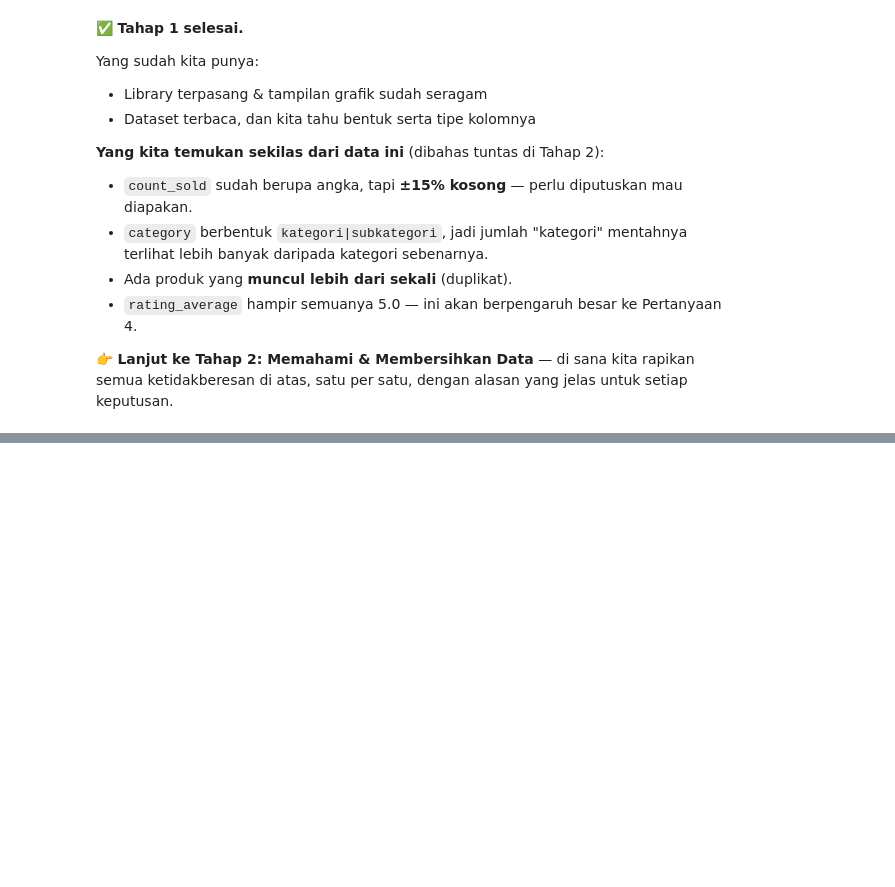
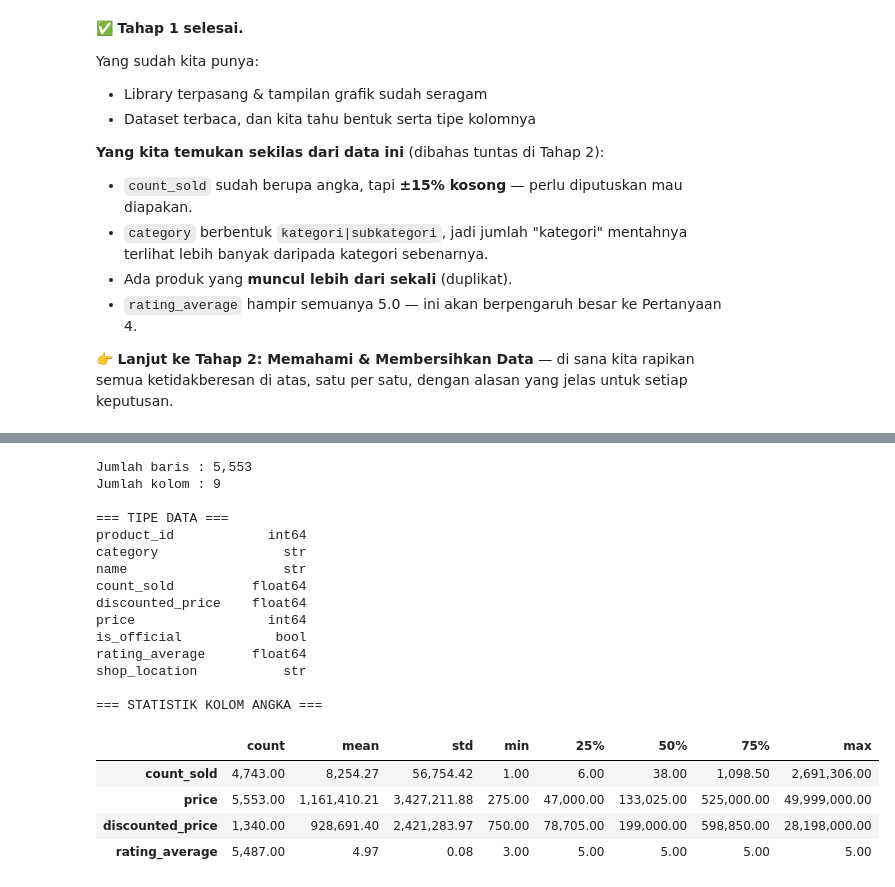
Before and after one commit to imanuelrpt/indonesia-ecommerce-behavior-analysis, a Jupyter notebook: notebook/Tokopedia_Ecommerce_Analysis.ipynb, the cells around one changed output, grey strips where cells are left out. Saved outputs shown, nothing was run; the diff lists cells and outputs as text; code cells hidden in the pictures; blank space fills up the shorter version.

```diff
--- a/notebook/Tokopedia_Ecommerce_Analysis.ipynb
+++ b/notebook/Tokopedia_Ecommerce_Analysis.ipynb
@@ -406,0 +431,30 @@ ketidakberesan di atas, satu per satu, dengan alasan yang jelas untuk setiap kep
+# %%
+print(f"Jumlah baris : {df.shape[0]:,}")
+print(f"Jumlah kolom : {df.shape[1]}")
+
+print("\n=== TIPE DATA ===")
+print(df.dtypes.to_string())
+
+print("\n=== STATISTIK KOLOM ANGKA ===")
+display(df[["count_sold", "price", "discounted_price", "rating_average"]].describe().T)
+# %% [output]
+Jumlah baris : 5,553
+Jumlah kolom : 9
+
+=== TIPE DATA ===
+product_id            int64
+category                str
+name                    str
+count_sold          float64
+discounted_price    float64
+price                 int64
+is_official            bool
+rating_average      float64
+shop_location           str
+
+=== STATISTIK KOLOM ANGKA ===
+|  | count | mean | std | min | 25% | 50% | 75% | max |
+| count_sold | 4,743.00 | 8,254.27 | 56,754.42 | 1.00 | 6.00 | 38.00 | 1,098.50 | 2,691,306.00 |
+| price | 5,553.00 | 1,161,410.21 | 3,427,211.88 | 275.00 | 47,000.00 | 133,025.00 | 525,000.00 | 49,999,000.00 |
+| discounted_price | 1,340.00 | 928,691.40 | 2,421,283.97 | 750.00 | 78,705.00 | 199,000.00 | 598,850.00 | 28,198,000.00 |
+| rating_average | 5,487.00 | 4.97 | 0.08 | 3.00 | 5.00 | 5.00 | 5.00 | 5.00 |
```
Also changed, not shown: parts of 27 cells of this notebook, 2 other files.
